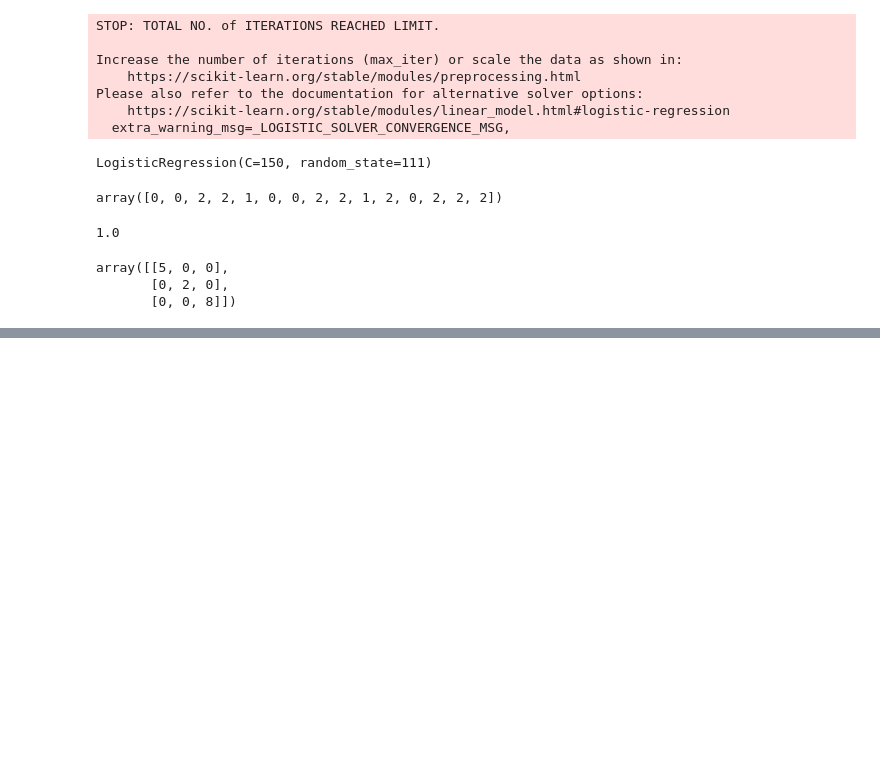
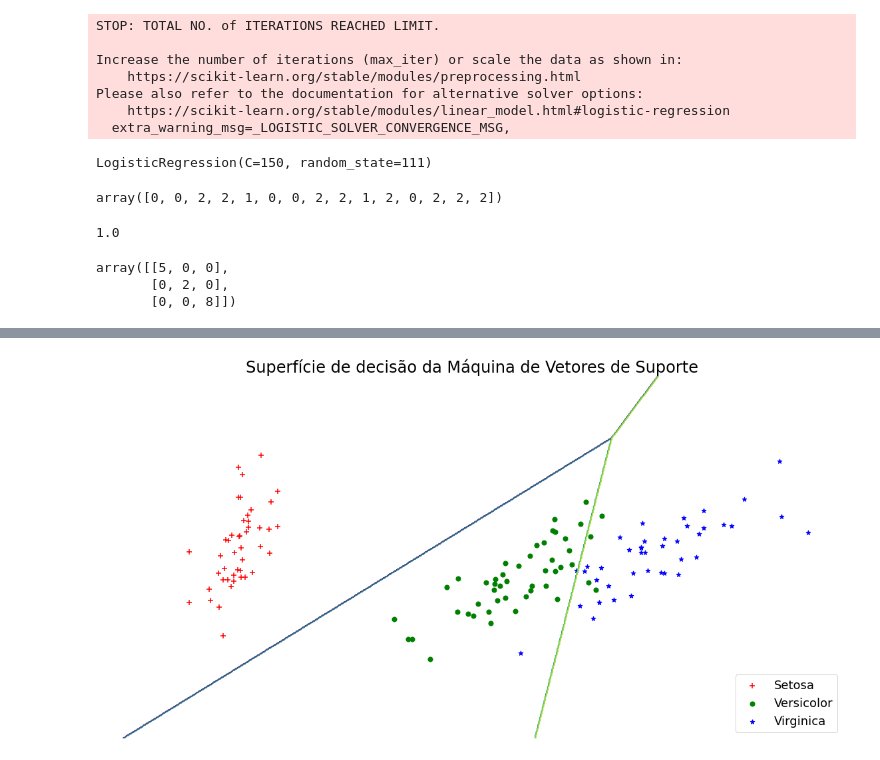
Before and after one commit to albertomendess/Estudos, a Jupyter notebook: Treinando_predições_dados_iris.ipynb, the cells around one changed output, grey strips where cells are left out. Saved outputs shown, nothing was run; the diff lists cells and outputs as text; code cells hidden in the pictures; blank space fills up the shorter version.

```diff
--- a/Treinando_predições_dados_iris.ipynb
+++ b/Treinando_predições_dados_iris.ipynb
@@ -210,0 +222,56 @@ pl.show()
+# %%
+# SUPERFICIE DE DECISÃO DA MÁQUINA DE VETORES DE SUPORTE
+
+iris = load_iris()
+
+X_train, X_test, y_train, y_test = train_test_split(iris.data,
+                                                    iris.target,
+                                                    test_size= 0.10,
+                                                    random_state= 111)
+
+pca = PCA(n_components= 2).fit(X_train)
+pca_2d = pca.transform(X_train)
+svmClassifier_2d = svm.LinearSVC(random_state= 111).fit(pca_2d,
+                                                        y_train)
+
+
+pl.figure(figsize= (20, 10))
+
+for i in range(0, pca_2d.shape[0]):
+    if Y_train[i] == 0:
+        c1 = pl.scatter(pca_2d[i,0],
+                        pca_2d[i,1],
+                        s= 50,
+                        c='r',
+                        marker='+')
+    elif Y_train[i] == 1:
+        c2 = pl.scatter(pca_2d[i,0],
+                        pca_2d[i,1],
+                        s= 50,
+                        c='g',
+                        marker='o')
+    elif Y_train[i] == 2:
+        c3 = pl.scatter(pca_2d[i,0],
+                        pca_2d[i,1],
+                        s= 50,
+                        c='b',
+                        marker='*')
+x_min, x_max = pca_2d[:, 0].min() -1, pca_2d[:, 1].max() +1
+y_min, y_max = pca_2d[:, 1].min() -1, pca_2d[:, 1].max() +1
+
+xx, yy = np.meshgrid(np.arange(x_min, x_max, .01), np.arange(y_min, y_max, .01))
+
+Z = svmClassifier_2d.predict(np.c_[xx.ravel(), yy.ravel()])
+Z = Z.reshape(xx.shape)
+
+pl.contour(xx, yy, Z)
+pl.legend([c1, c2, c3], ['Setosa', 'Versicolor', 'Virginica'],
+          fontsize= 18,
+          loc= 'lower right')
+pl.title("Superfície de decisão da Máquina de Vetores de Suporte",
+         fontsize=24)
+pl.axis("off")
+
+pl.show()
+# %% [output]
+[figure, added]
```
Also changed, not shown: parts of 4 cells of this notebook.
